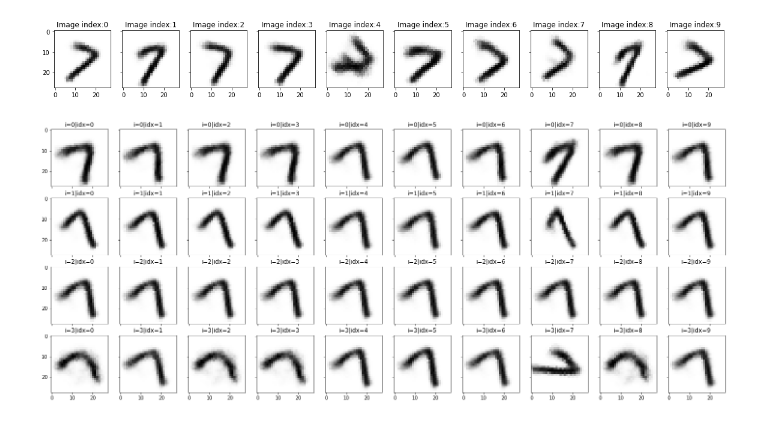
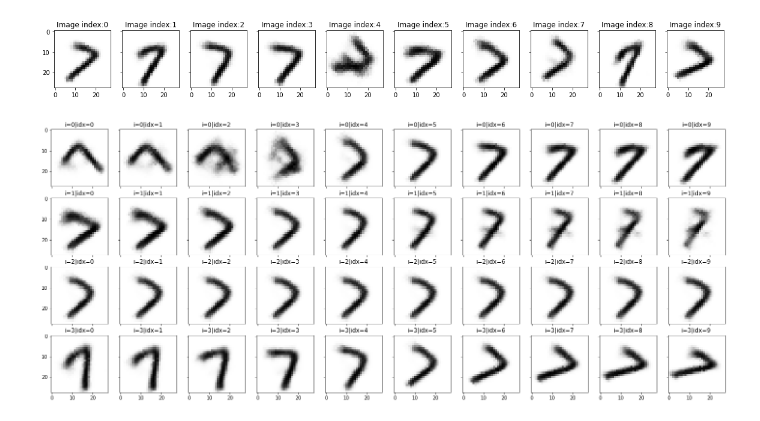
Before and after one commit to ram130849/Deep_Learning_Systems, a Jupyter notebook: TensorFlow/Ramki/E533_DLS_Assignment5.ipynb, the cells around one changed output. Cells and saved outputs as stored; diff of their text form; code cells hidden in the pictures.

```diff
--- a/TensorFlow/Ramki/E533_DLS_Assignment5.ipynb
+++ b/TensorFlow/Ramki/E533_DLS_Assignment5.ipynb
@@ -241,29 +241,29 @@ for idx in range(0,n):
 # %% [output]
 [figure]
 # %%
-val_rand = np.random.normal(0,1,size=(n,))
+val_rand = [-2,-1.5,-1,-0.5,0,0.5,1,1.5,2,2.5]
 x_rand_recon_overall = np.zeros((K,n,28,28))
-s = np.array([np.random.normal(0, 1, 1)]*n).reshape(n,)
+s = np.array([np.random.normal(0, 1, 3)]*n).reshape(n,K-1)
 for i in range(0,K):
   z_rand = np.zeros((n,K))
   for j in range(0,K):
     if(j==i):
       z_rand[:,i]= val_rand
     else:
-      z_rand[:,j]= s
+      z_rand[:,j]= s[:,j-1]
 
   x_rand_recon = vae.decoder(z_rand)
   x_rand_recon_overall[i,:,:,:] = tf.reshape(x_rand_recon,shape=(-1,28,28)).numpy()
 
 fig, axes = plt.subplots(K,n,
                         figsize=(25,10),
                         sharex=True, sharey=True)
 for i in range(0,K):
   for idx in range(0,n):
     ax = axes[i,idx]
     # plot image on subplot
     img = x_rand_recon_overall[i,idx,:,:]
     ax.imshow(img, cmap='gray_r')
     ax.set_title("i="+str(i)+"|idx="+str(idx))
 # %% [output]
-[figure, old version]
+[figure, new version]
```
